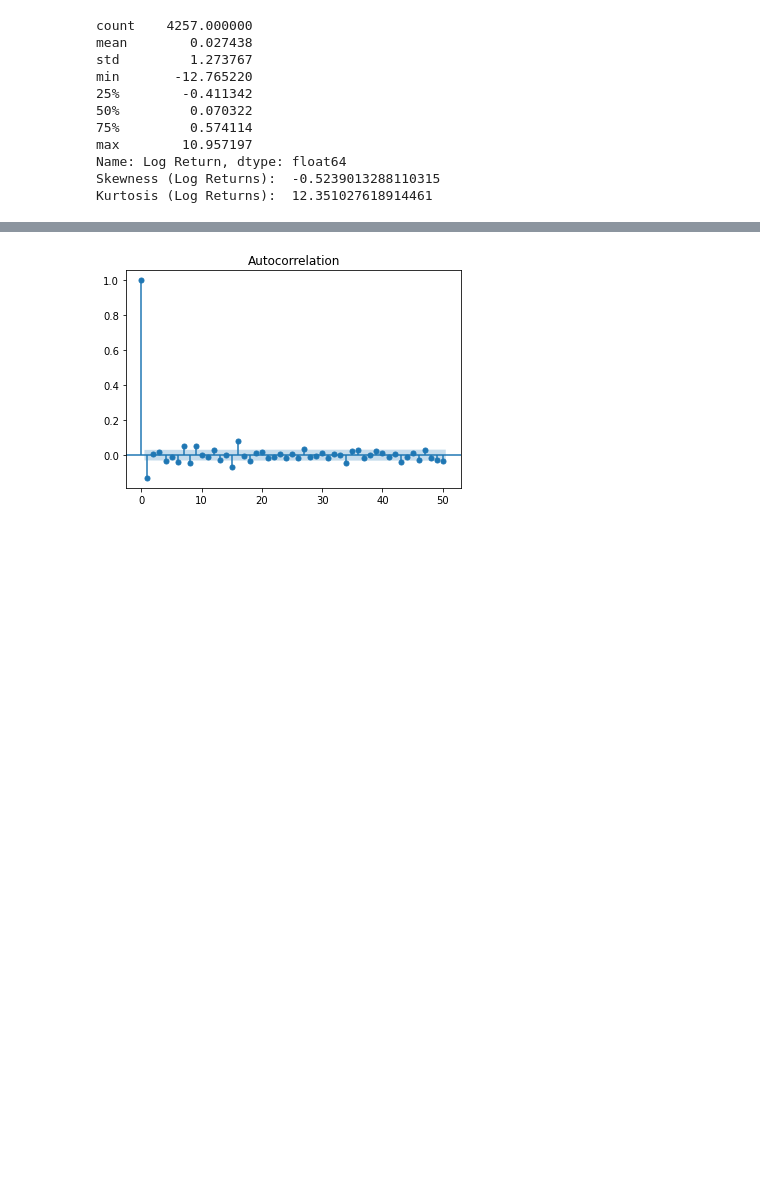
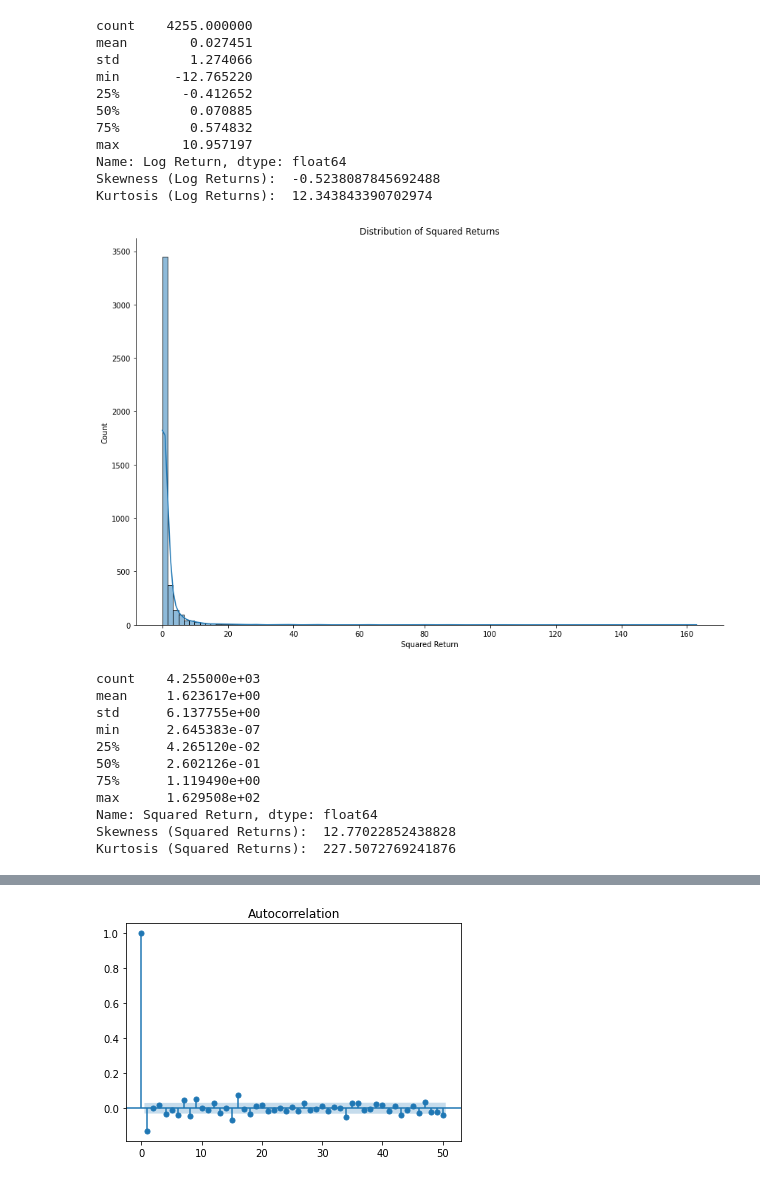
Before and after one commit to setamies/volatility-modeling, a Jupyter notebook: main.ipynb, the cells around one changed output, grey strips where cells are left out. Saved outputs shown, nothing was run; the diff lists cells and outputs as text; code cells hidden in the pictures; blank space fills up the shorter version.

```diff
--- a/main.ipynb
+++ b/main.ipynb
@@ -198,39 +203,62 @@ sp500_returns
 """
 # Descriptive statistics for daily returns
 print(sp500['Daily Return'].describe())
 
 # Plotting the distribution of daily returns
 sns.displot(sp500['Daily Return'].dropna(), bins=100, kde=True, height=8, aspect=1.5)
 plt.title('Distribution of Daily Returns')
 plt.show()
 
 # Skewness and kurtosis for daily returns
 print('Skewness (Daily Returns): ', skew(sp500['Daily Return'].dropna()))
 print('Kurtosis (Daily Returns): ', kurtosis(sp500['Daily Return'].dropna()))
 """
 
-
 # Plotting the distribution of log returns
 sns.displot(sp500['Log Return'].dropna(), bins=100, kde=True, height=8, aspect=1.5)
 plt.title('Distribution of Log Returns')
 plt.show()
 
 # Descriptive statistics for log returns
 print(sp500['Log Return'].describe())
 
 # Skewness and kurtosis for log returns
 print('Skewness (Log Returns): ', skew(sp500['Log Return'].dropna()))
 print('Kurtosis (Log Returns): ', kurtosis(sp500['Log Return'].dropna()))
+
+# Plotting the distribution of squared returns
+sns.displot(sp500['Squared Return'].dropna(), bins=100, kde=True, height=8, aspect=1.5)
+plt.title('Distribution of Squared Returns')
+plt.show()
+
+# Descriptive statistics for squared returns
+print(sp500['Squared Return'].describe())
+
+# Skewness and kurtosis for squared returns
+print('Skewness (Squared Returns): ', skew(sp500['Squared Return'].dropna()))
+print('Kurtosis (Squared Returns): ', kurtosis(sp500['Squared Return'].dropna()))
 # %% [output]
 [figure]
-count    4257.000000
-mean        0.027438
-std         1.273767
+count    4255.000000
+mean        0.027451
+std         1.274066
 min       -12.765220
-25%        -0.411342
-50%         0.070322
-75%         0.574114
+25%        -0.412652
+50%         0.070885
+75%         0.574832
 max        10.957197
 Name: Log Return, dtype: float64
-Skewness (Log Returns):  -0.5239013288110315
-Kurtosis (Log Returns):  12.351027618914461
+Skewness (Log Returns):  -0.5238087845692488
+Kurtosis (Log Returns):  12.343843390702974
+[figure, added]
+count    4.255000e+03
+mean     1.623617e+00
+std      6.137755e+00
+min      2.645383e-07
+25%      4.265120e-02
+50%      2.602126e-01
+75%      1.119490e+00
+max      1.629508e+02
+Name: Squared Return, dtype: float64
+Skewness (Squared Returns):  12.77022852438828
+Kurtosis (Squared Returns):  227.5072769241876
```
Also changed, not shown: parts of 18 cells of this notebook, 3 other files.
